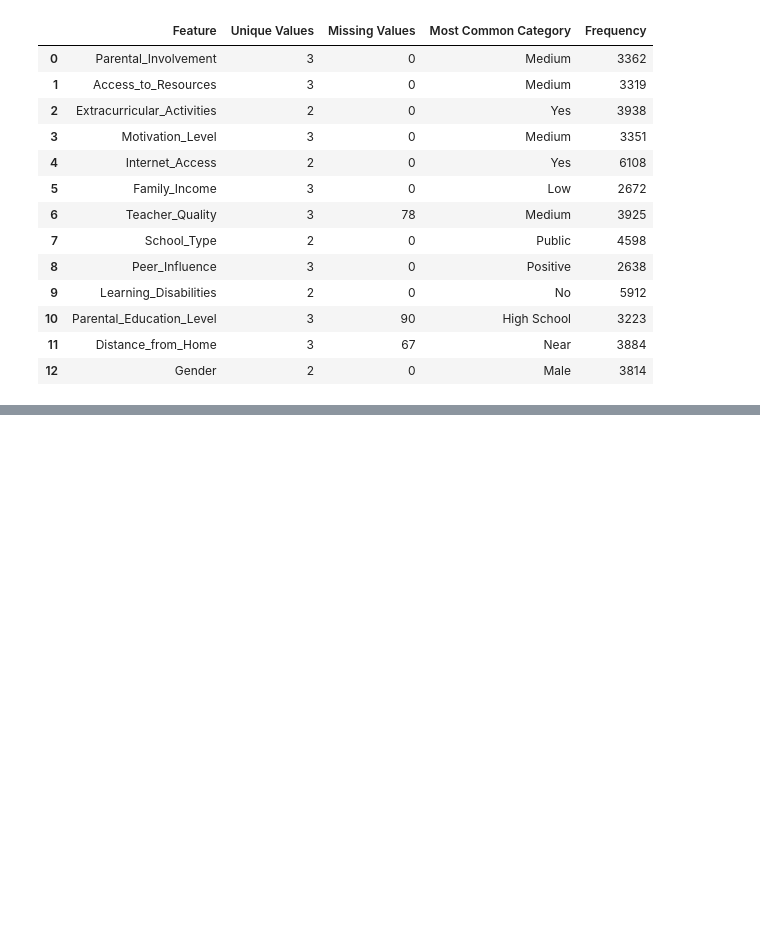
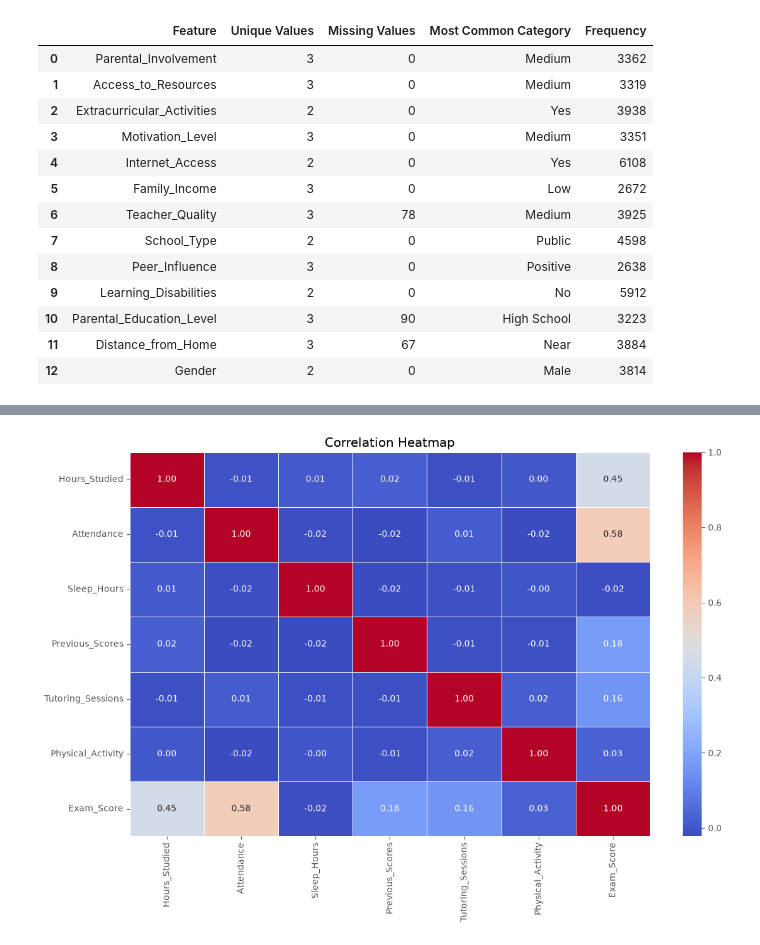
Before and after one commit to Janusha-Weerasinghe/student-performance-prediction, a Jupyter notebook: notebooks/01_eda.ipynb, the cells around one changed output, grey strips where cells are left out. Cells and saved outputs as stored; diff of their text form; code cells hidden in the pictures; blank space fills up the shorter version.

Commit message:
correlation

```diff
--- a/notebooks/01_eda.ipynb
+++ b/notebooks/01_eda.ipynb
@@ -733,0 +763,6 @@ summary
+# %%
+# Calculate correlation matrix for numerical features
+corr = df.corr(numeric_only=True)
+
+# Display correlation matrix
+corr
@@ -733,0 +795,30 @@ summary
+# %%
+# Save Heatmap
+import os
+
+# Create folder if it doesn't exist
+os.makedirs("reports/figures", exist_ok=True)
+
+plt.figure(figsize=(12, 8))
+
+sns.heatmap(
+    corr,
+    annot=True,
+    cmap="coolwarm",
+    linewidths=0.5,
+    fmt=".2f"
+)
+
+plt.title("Correlation Heatmap")
+
+plt.tight_layout()
+
+plt.savefig(
+    "../reports/figures/Correlation/correlation_heatmap.png",
+    dpi=300,
+    bbox_inches="tight"
+)
+
+plt.show()
+# %% [output]
+[figure, added]
```
Also changed, not shown: parts of 5 cells of this notebook, 4 other files.
